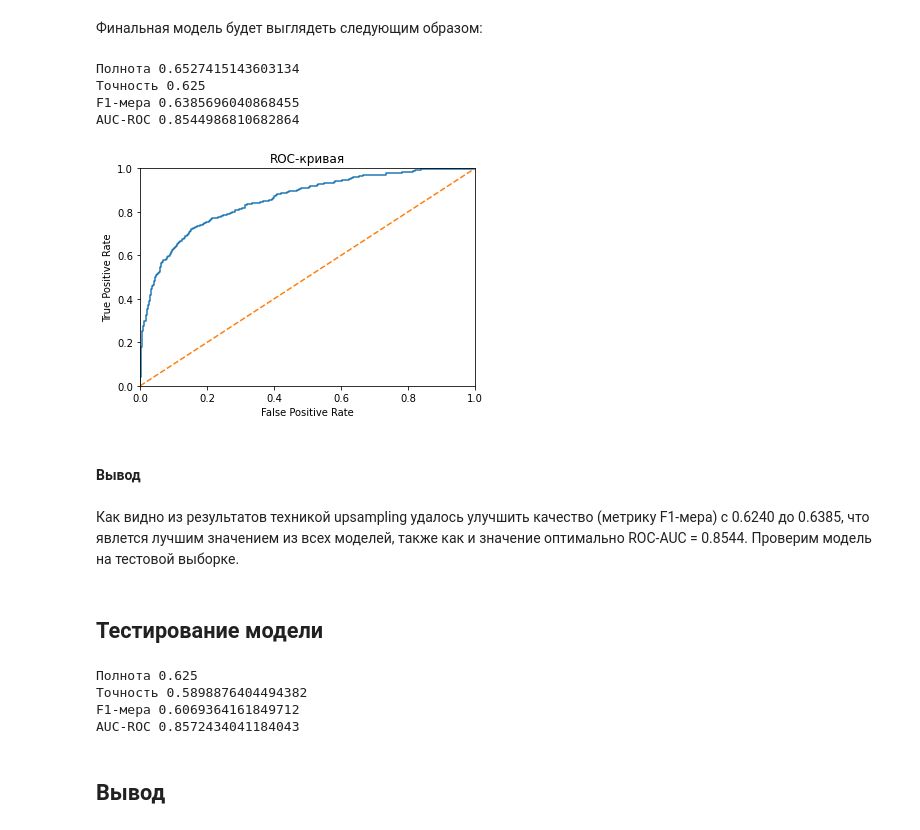
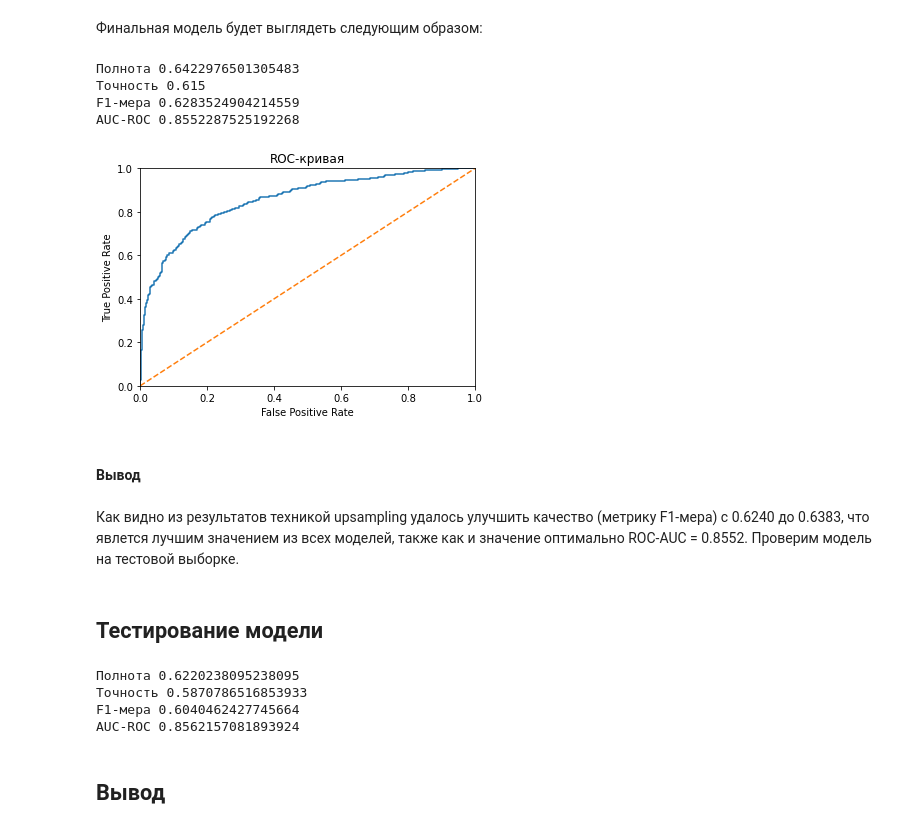
Before and after one commit to ALeksandrUrvanov/churn_bank_customers, a Jupyter notebook: churn_bank_customers.ipynb, the cells around one changed output. Cells and saved outputs as stored; diff of their text form; code cells hidden in the pictures.

```diff
--- a/churn_bank_customers.ipynb
+++ b/churn_bank_customers.ipynb
@@ -284,6 +284,6 @@ F1-мера 0.5890183028286189 Количество деревьев: 40 Мак
 # %%
 model_forest = RandomForestClassifier(
-             n_estimators=40, max_depth=12, random_state=12345)
+             n_estimators=100, max_depth=15, min_samples_split =14, random_state=12345)
 model_forest.fit(features_train, target_train)
 forest_prediction = model_forest.predict(features_valid)
 # %% [markdown]
@@ -347,7 +347,7 @@ dtype: float64
 # случайный лес
 
 model_forest = RandomForestClassifier(
-    n_estimators=100, max_depth=10, random_state=12345)
+             n_estimators=100, max_depth=15, min_samples_split =14, random_state=12345)
 model_forest.fit(features_train, target_train)
 forest_model = pd.Series(
     model_forest.predict(features_valid)).value_counts(normalize = True)
@@ -490,7 +490,7 @@ AUC-ROC 0.8326666628241853
 # случайный лес
 
 model_forest = RandomForestClassifier(
-    n_estimators=40, max_depth=12, random_state=12345, class_weight='balanced')
+    n_estimators=100, max_depth=15, min_samples_split =14, random_state=12345, class_weight='balanced')
 model_forest.fit(features_train, target_train)
 
 forest_prediction = model_forest.predict(features_valid)
@@ -625,7 +625,7 @@ AUC-ROC 0.8324764599988088
 # применяем фунцкцию для увеличения положительных ответов в выборке случайного леса
 
 model_forest = RandomForestClassifier(
-    n_estimators=40, max_depth=12, random_state=12345)
+    n_estimators=100, max_depth=15, min_samples_split =14, random_state=12345)
 model_forest.fit(features_upsampled, target_upsampled)
 
 forest_prediction = model_forest.predict(features_valid)
@@ -814,43 +814,43 @@ display(dframe_forest)
  Финальная модель будет выглядеть следующим образом:
 # %%
 model_final = RandomForestClassifier(
-    n_estimators=40, max_depth=12, random_state=12345)
+    n_estimators=100, max_depth=15, min_samples_split =14, random_state=12345)
 model_final.fit(features_upsampled, target_upsampled)
 predicted_valid = model_final.predict(features_valid)
 predicted_one_valid = model_final.predict_proba(features_valid)[:, 1]
 
 print("Полнота" , recall_score(target_valid, predicted_valid))
 print("Точность", precision_score(target_valid, predicted_valid))
 print("F1-мера", f1_score(target_valid, predicted_valid))
 print("AUC-ROC", roc_auc_score(target_valid, predicted_one_valid))
 
 fpr, tpr, thresholds = roc_curve(target_valid, predicted_one_valid)
 
 plt.figure()
 plt.plot(fpr, tpr)
 plt.plot([0, 1], [0, 1], linestyle='--')
 plt.xlim([0.0, 1.0])
 plt.ylim([0.0, 1.0])
 plt.xlabel('False Positive Rate')
 plt.ylabel('True Positive Rate')
 plt.title('ROC-кривая')
 plt.show()
 # %% [output]
-Полнота 0.6527415143603134
-Точность 0.625
-F1-мера 0.6385696040868455
-AUC-ROC 0.8544986810682864
+Полнота 0.6422976501305483
+Точность 0.615
+F1-мера 0.6283524904214559
+AUC-ROC 0.8552287525192268
-[figure, old version]
+[figure, new version]
 # %% [markdown]
 #### Вывод
 # %% [markdown]
-Как видно из результатов техникой upsampling удалось улучшить качество (метрику F1-мера) c 0.6240 до 0.6385, что явлется лучшим значением из всех моделей, также как и значение оптимально ROC-AUC = 0.8544. Проверим модель на тестовой выборке.
+Как видно из результатов техникой upsampling удалось улучшить качество (метрику F1-мера) c 0.6240 до 0.6383, что явлется лучшим значением из всех моделей, также как и значение оптимально ROC-AUC = 0.8552. Проверим модель на тестовой выборке.
 # %% [markdown]
 ## Тестирование модели
 # %%
 # для модели случайного леса с лучшей F1-мерой и ROC-AUC
 model_test = RandomForestClassifier(
-    n_estimators=40, max_depth=12, random_state=12345)
+    n_estimators=100, max_depth=14, min_samples_split =15, random_state=12345)
 model_test.fit(features_upsampled, target_upsampled)
 
 predicted_test = model_test.predict(features_test)
@@ -863,10 +863,10 @@ print("AUC-ROC", roc_auc_score(target_test, predicted_one_test))
 
 fpr, tpr, thresholds = roc_curve(target_test, predicted_one_test)
 # %% [output]
-Полнота 0.625
-Точность 0.5898876404494382
-F1-мера 0.6069364161849712
-AUC-ROC 0.8572434041184043
+Полнота 0.6220238095238095
+Точность 0.5870786516853933
+F1-мера 0.6040462427745664
+AUC-ROC 0.8562157081893924
 # %% [markdown]
 ## Вывод
 # %%
```
Also changed, not shown: parts of 7 cells of this notebook.
